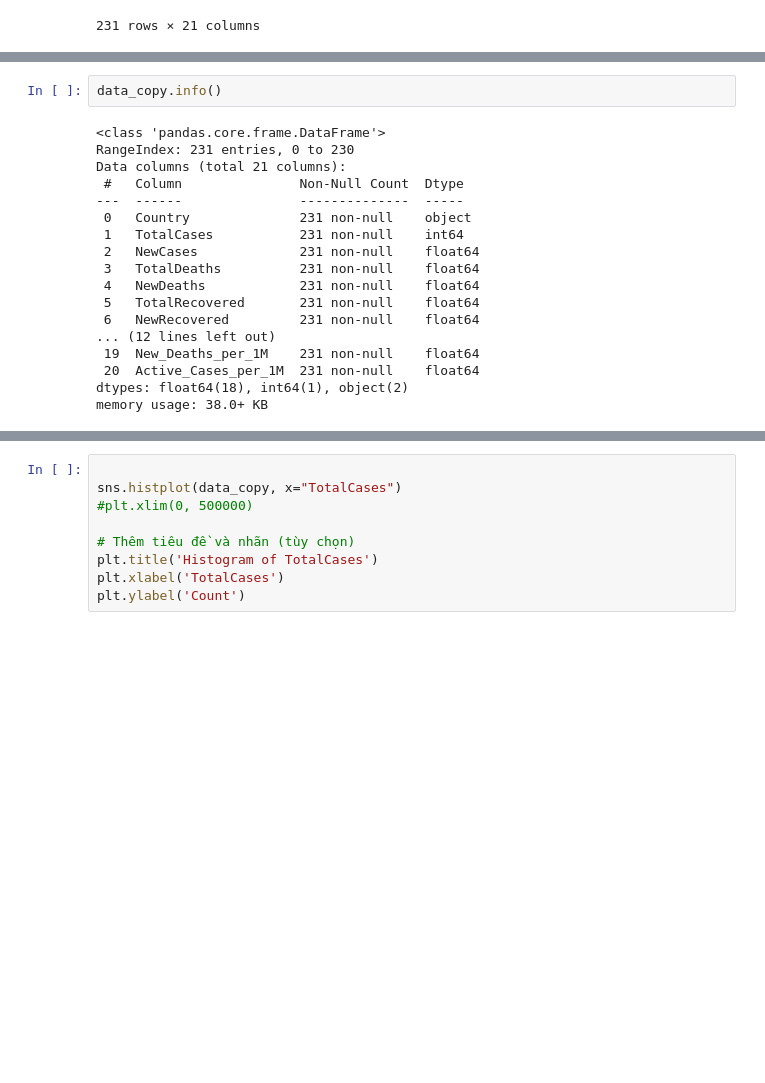
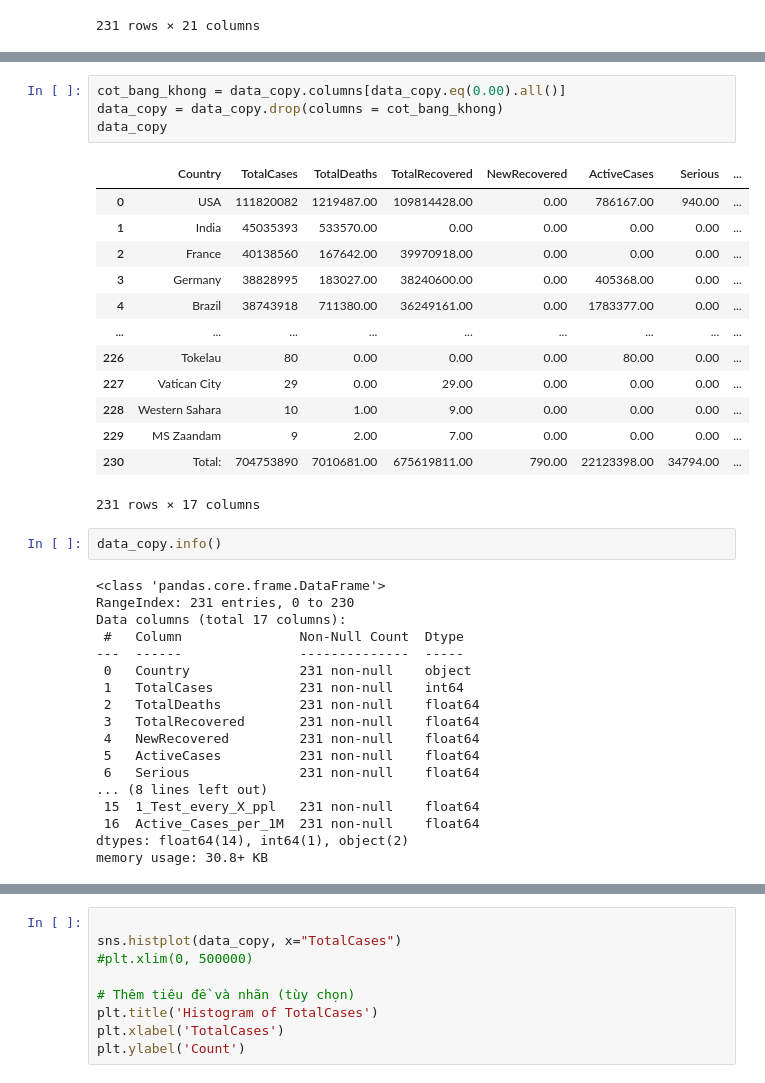
Before and after one commit to cuong123-tech/EDA-Project, a Jupyter notebook: EDA.ipynb, the cells around one changed output, grey strips where cells are left out. Saved outputs shown, nothing was run; the diff lists cells and outputs as text; blank space fills up the shorter version.

```diff
--- a/EDA.ipynb
+++ b/EDA.ipynb
@@ -140,20 +126,38 @@ data_copy.describe()
+# %%
+cot_bang_khong = data_copy.columns[data_copy.eq(0.00).all()]
+data_copy = data_copy.drop(columns = cot_bang_khong)
+data_copy
+# %% [output]
+|  | Country | TotalCases | TotalDeaths | TotalRecovered | NewRecovered | ActiveCases | Serious | ... |
+| 0 | USA | 111820082 | 1219487.00 | 109814428.00 | 0.00 | 786167.00 | 940.00 | ... |
+| 1 | India | 45035393 | 533570.00 | 0.00 | 0.00 | 0.00 | 0.00 | ... |
+| 2 | France | 40138560 | 167642.00 | 39970918.00 | 0.00 | 0.00 | 0.00 | ... |
+| 3 | Germany | 38828995 | 183027.00 | 38240600.00 | 0.00 | 405368.00 | 0.00 | ... |
+| 4 | Brazil | 38743918 | 711380.00 | 36249161.00 | 0.00 | 1783377.00 | 0.00 | ... |
+| ... | ... | ... | ... | ... | ... | ... | ... | ... |
+| 226 | Tokelau | 80 | 0.00 | 0.00 | 0.00 | 80.00 | 0.00 | ... |
+| 227 | Vatican City | 29 | 0.00 | 29.00 | 0.00 | 0.00 | 0.00 | ... |
+| 228 | Western Sahara | 10 | 1.00 | 9.00 | 0.00 | 0.00 | 0.00 | ... |
+| 229 | MS Zaandam | 9 | 2.00 | 7.00 | 0.00 | 0.00 | 0.00 | ... |
+| 230 | Total: | 704753890 | 7010681.00 | 675619811.00 | 790.00 | 22123398.00 | 34794.00 | ... |
+231 rows × 17 columns
 # %%
 data_copy.info()
 # %% [output]
 <class 'pandas.core.frame.DataFrame'>
 RangeIndex: 231 entries, 0 to 230
-Data columns (total 21 columns):
+Data columns (total 17 columns):
  #   Column               Non-Null Count  Dtype
 ---  ------               --------------  -----
  0   Country              231 non-null    object
  1   TotalCases           231 non-null    int64
- 2   NewCases             231 non-null    float64
- 3   TotalDeaths          231 non-null    float64
- 4   NewDeaths            231 non-null    float64
- 5   TotalRecovered       231 non-null    float64
- 6   NewRecovered         231 non-null    float64
-... (12 lines left out)
- 19  New_Deaths_per_1M    231 non-null    float64
- 20  Active_Cases_per_1M  231 non-null    float64
-dtypes: float64(18), int64(1), object(2)
-memory usage: 38.0+ KB
+ 2   TotalDeaths          231 non-null    float64
+ 3   TotalRecovered       231 non-null    float64
+ 4   NewRecovered         231 non-null    float64
+ 5   ActiveCases          231 non-null    float64
+ 6   Serious              231 non-null    float64
+... (8 lines left out)
+ 15  1_Test_every_X_ppl   231 non-null    float64
+ 16  Active_Cases_per_1M  231 non-null    float64
+dtypes: float64(14), int64(1), object(2)
+memory usage: 30.8+ KB
```
Also changed, not shown: parts of 6 cells of this notebook.
